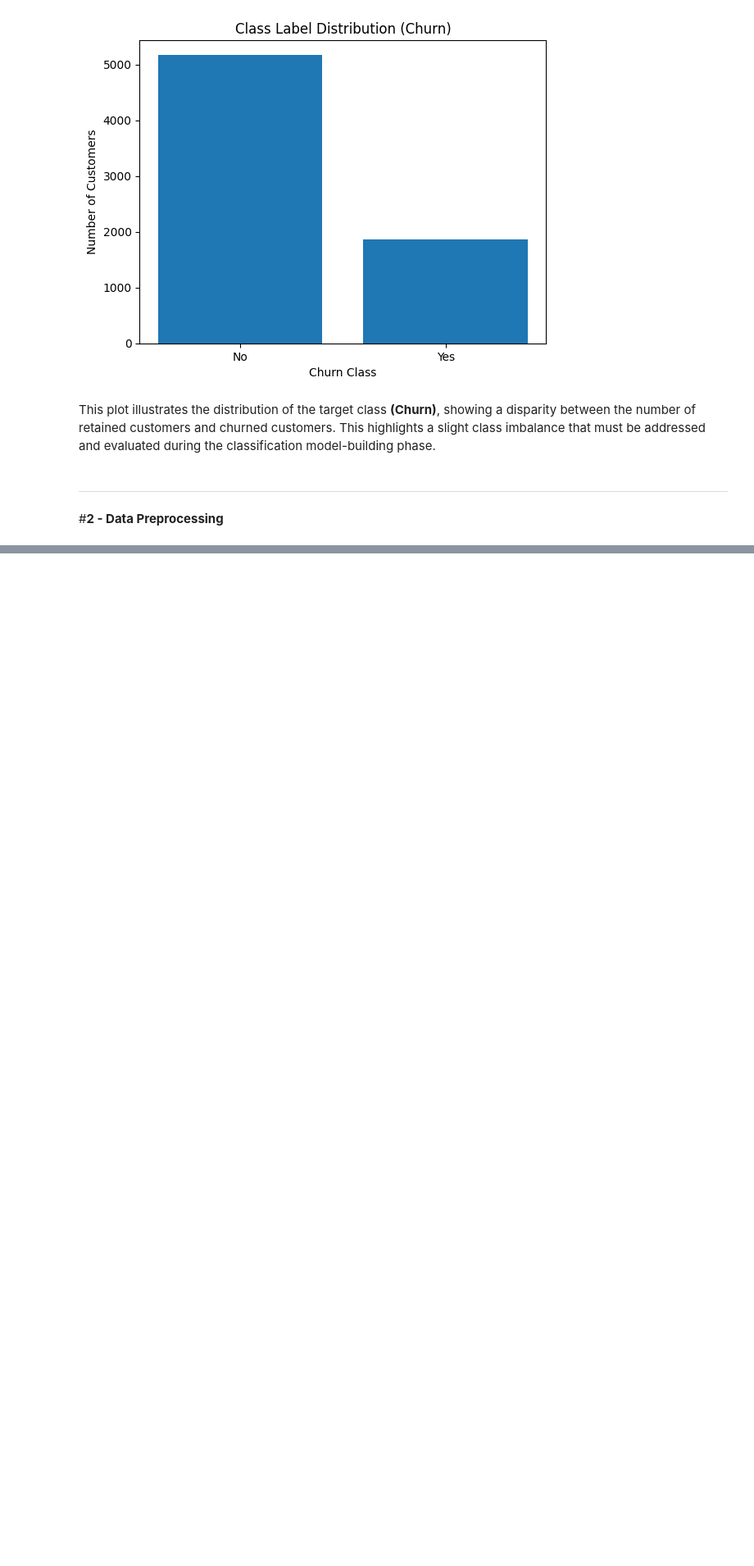
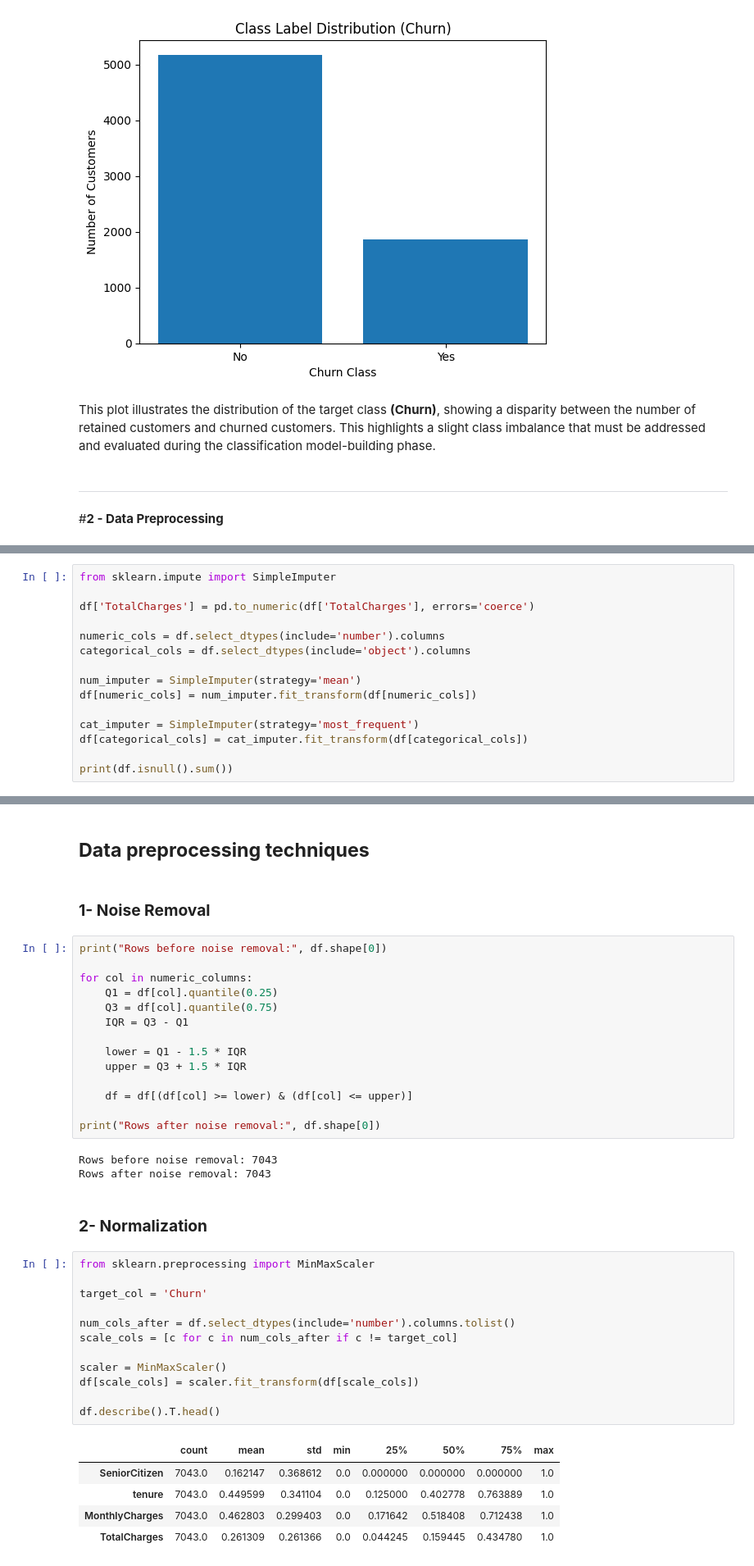
Before and after one commit to LujainAldujain/Data_Mining_Project, a Jupyter notebook: Phase2.ipynb, the cells around one changed output, grey strips where cells are left out. Shown at 82% size. Cells and saved outputs as stored; diff of their text form; blank space fills up the shorter version.

```diff
--- a/Phase2.ipynb
+++ b/Phase2.ipynb
@@ -241,0 +273,15 @@ This plot illustrates the distribution of the target class **(Churn)**, showing
+# %%
+from sklearn.impute import SimpleImputer
+
+df['TotalCharges'] = pd.to_numeric(df['TotalCharges'], errors='coerce')
+
+numeric_cols = df.select_dtypes(include='number').columns
+categorical_cols = df.select_dtypes(include='object').columns
+
+num_imputer = SimpleImputer(strategy='mean')
+df[numeric_cols] = num_imputer.fit_transform(df[numeric_cols])
+
+cat_imputer = SimpleImputer(strategy='most_frequent')
+df[categorical_cols] = cat_imputer.fit_transform(df[categorical_cols])
+
+print(df.isnull().sum())
@@ -241,0 +312,41 @@ This plot illustrates the distribution of the target class **(Churn)**, showing
+# %% [markdown]
+## **Data preprocessing techniques**
+# %% [markdown]
+### **1- Noise Removal**
+# %%
+print("Rows before noise removal:", df.shape[0])
+
+for col in numeric_columns:
+    Q1 = df[col].quantile(0.25)
+    Q3 = df[col].quantile(0.75)
+    IQR = Q3 - Q1
+
+    lower = Q1 - 1.5 * IQR
+    upper = Q3 + 1.5 * IQR
+
+    df = df[(df[col] >= lower) & (df[col] <= upper)]
+
+print("Rows after noise removal:", df.shape[0])
+# %% [output]
+Rows before noise removal: 7043
+Rows after noise removal: 7043
+# %% [markdown]
+### **2- Normalization**
+# %%
+from sklearn.preprocessing import MinMaxScaler
+
+target_col = 'Churn'
+
+num_cols_after = df.select_dtypes(include='number').columns.tolist()
+scale_cols = [c for c in num_cols_after if c != target_col]
+
+scaler = MinMaxScaler()
+df[scale_cols] = scaler.fit_transform(df[scale_cols])
+
+df.describe().T.head()
+# %% [output]
+|  | count | mean | std | min | 25% | 50% | 75% | max |
+| SeniorCitizen | 7043.0 | 0.162147 | 0.368612 | 0.0 | 0.000000 | 0.000000 | 0.000000 | 1.0 |
+| tenure | 7043.0 | 0.449599 | 0.341104 | 0.0 | 0.125000 | 0.402778 | 0.763889 | 1.0 |
+| MonthlyCharges | 7043.0 | 0.462803 | 0.299403 | 0.0 | 0.171642 | 0.518408 | 0.712438 | 1.0 |
+| TotalCharges | 7043.0 | 0.261309 | 0.261366 | 0.0 | 0.044245 | 0.159445 | 0.434780 | 1.0 |
```
Also changed, not shown: parts of 10 cells of this notebook.
